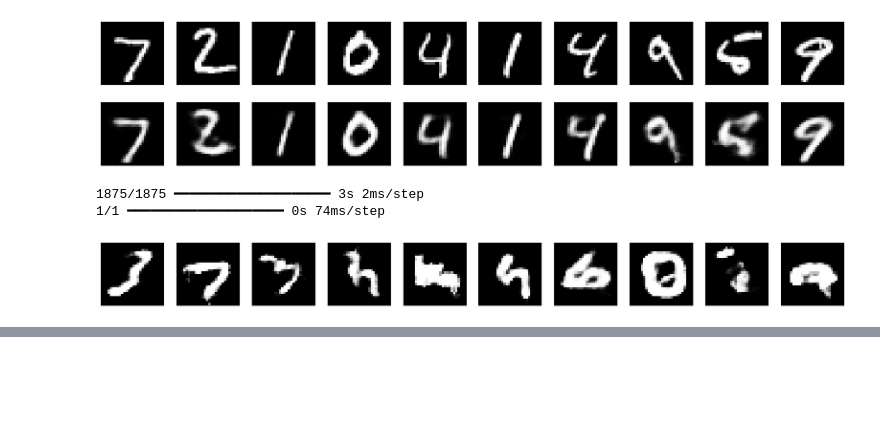
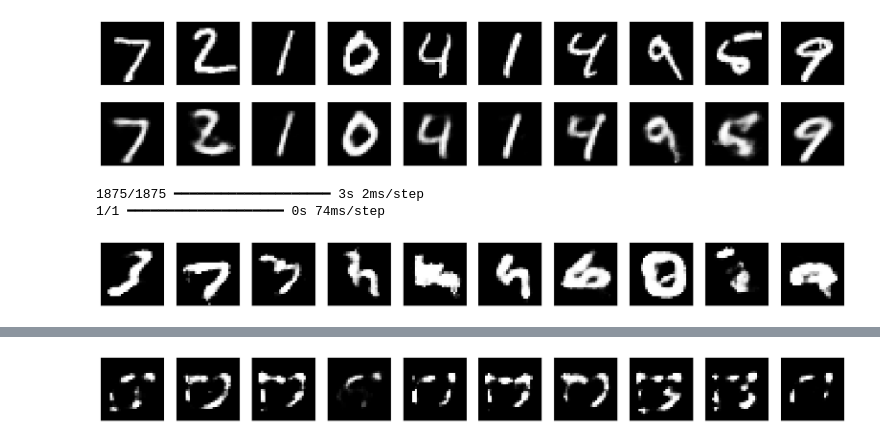
Before and after one commit to nadeemn/Deep-learning-series, a Jupyter notebook: autoencoder.ipynb, the cells around one changed output, grey strips where cells are left out. Saved outputs shown, nothing was run; the diff lists cells and outputs as text; code cells hidden in the pictures; blank space fills up the shorter version.

Commit message:
experimented with an encoder trained in fashion mnist and decoder trained in mnist to see the generated images.

```diff
--- a/autoencoder.ipynb
+++ b/autoencoder.ipynb
@@ -106,7 +106,8 @@ def generate_random_images(encoder, decoder, num_images=10):
 
     # Generate random latent vectors based on the range of encodings
     latent_min = np.min(encodings, axis=0)
-    latent_max = np.max(encodings, axis=0)
+    latent_max = np.max(
+        , axis=0)
 
     random_latent_vectors = np.random.uniform(latent_min, latent_max, size=(num_images, encodings.shape[1]))
 
@@ -130,0 +150,6 @@ generate_random_images(encoder, decoder)
+# %%
+fashion_input = layers.Input(shape=(784,))
+f_encoded = layers.Dense(128, activation='relu')(fashion_input)
+f_encoded = layers.Dense(64, activation='relu')(f_encoded)
+f_encoded = layers.Dense(32, activation='relu')(f_encoded)
+f_code = layers.Dense(16, activation='relu')(f_encoded)
@@ -130,0 +185,5 @@ generate_random_images(encoder, decoder)
+# %%
+fashion_encoder = models.Model(fashion_input, f_code)
+# %%
+generate_random_images(fashion_encoder, decoder)
+# %% [output]
@@ -130,0 +192 @@ generate_random_images(encoder, decoder)
+[figure, added]
```
Also changed, not shown: parts of 11 cells of this notebook.
